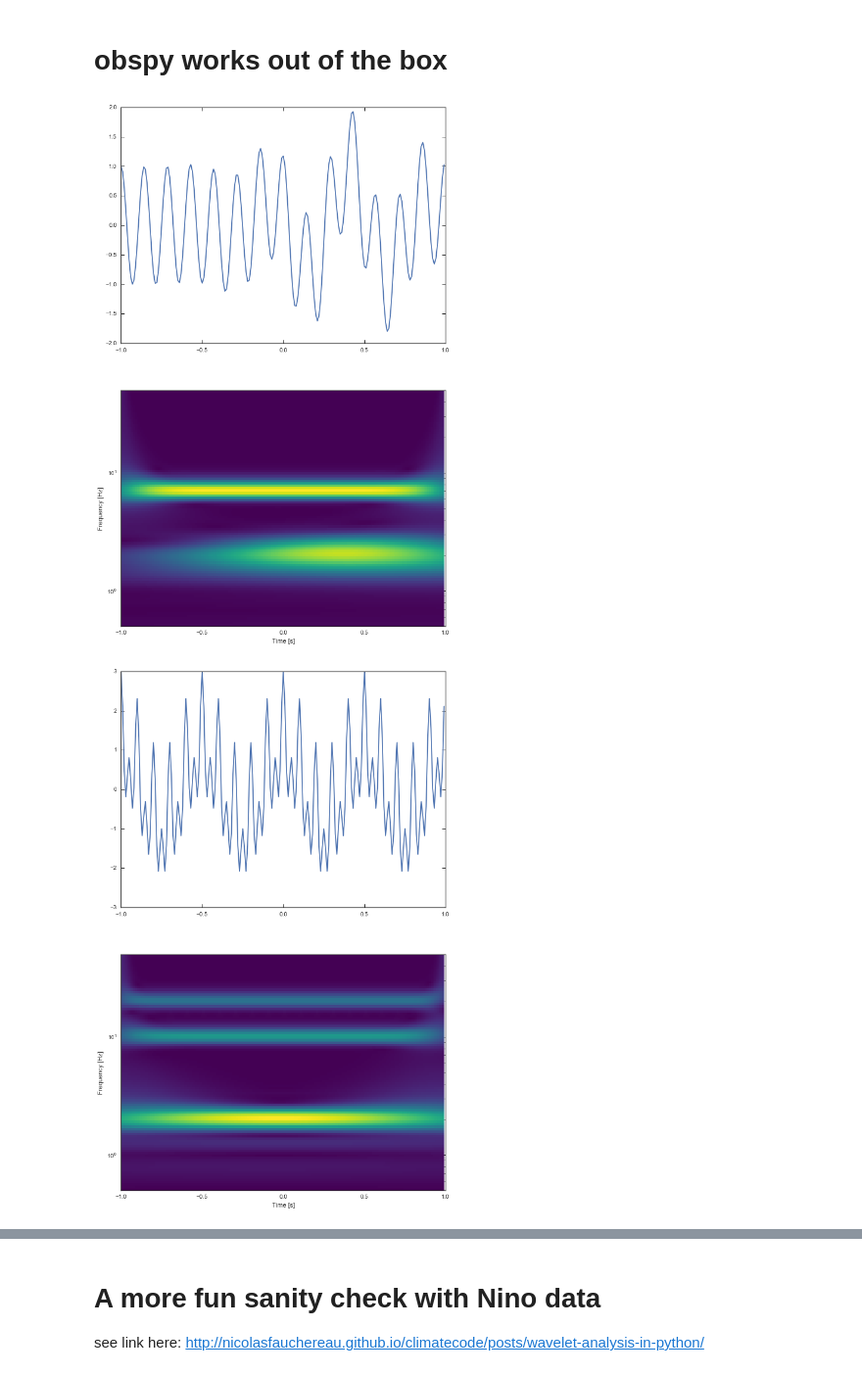
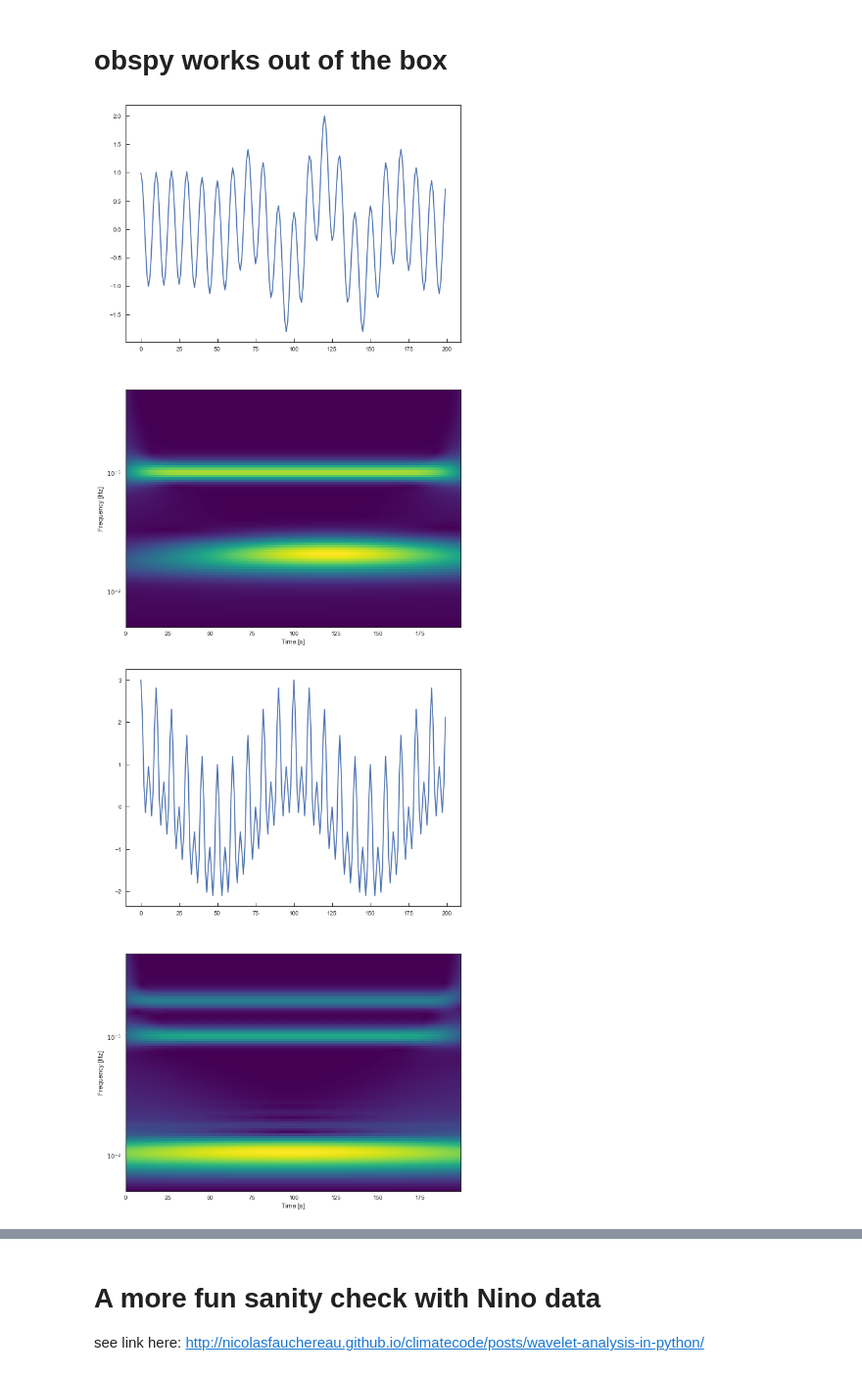
Before and after one commit to qi-feng/TimeSeries, a Jupyter notebook: pedvar/pedvar.ipynb, the cells around one changed output, grey strips where cells are left out. Shown at 98% size. Cells and saved outputs as stored; diff of their text form; code cells hidden in the pictures.

```diff
--- a/pedvar/pedvar.ipynb
+++ b/pedvar/pedvar.ipynb
@@ -150,19 +151,21 @@ plt.show()
 # %% [markdown]
 # obspy works out of the box
 # %%
-t = np.linspace(-1, 1, 200, endpoint=False)
+t = np.arange(0,200,1)
 dt = t[1] - t[0]
-sig  = np.cos(2 * np.pi * 7 * t) + signal.gausspulse(t - 0.4, fc=2)
+sig  = np.cos(2 * np.pi * 0.1 * t) + signal.gausspulse(t - 120, fc=2e-2)
+
 
 plot_cwt(t, sig, dt=None, plot_series=True, w0=8)
 # %% [output]
-[figure, old version]
+[figure, new version]
 # %%
-t = np.linspace(-1, 1, 200, endpoint=False)
+t = np.arange(0,200,1)
 dt = t[1] - t[0]
-sig  = np.cos(2 * np.pi * 10 * t) + np.cos(2 * np.pi * 80 * t) + np.cos(2 * np.pi * 2 * t)
+sig  = np.cos(2 * np.pi * 0.01 * t) + np.cos(2 * np.pi * 0.1 * t) + np.cos(2 * np.pi * 0.2 * t)
+
 
 plot_cwt(t, sig, dt=None, plot_series=True, w0=9, cmap='viridis')
 # %% [output]
-[figure, old version]
+[figure, new version]
 # %%
```
Also changed, not shown: parts of 6 cells of this notebook, 1 other file.
